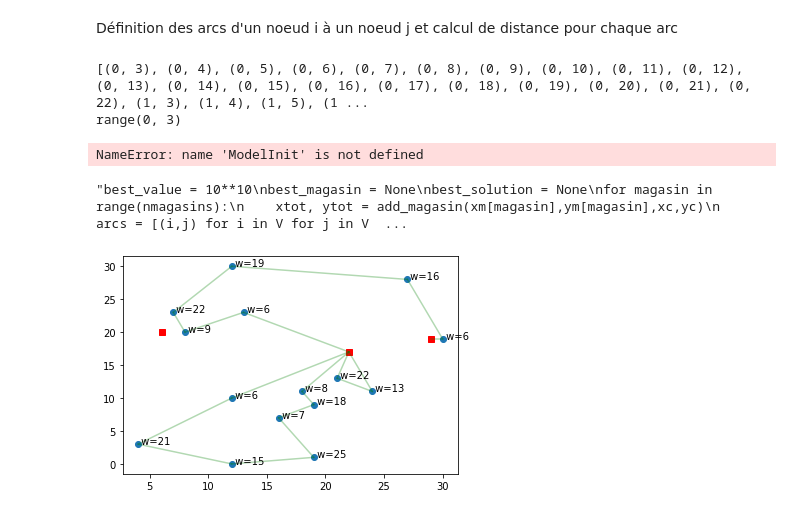
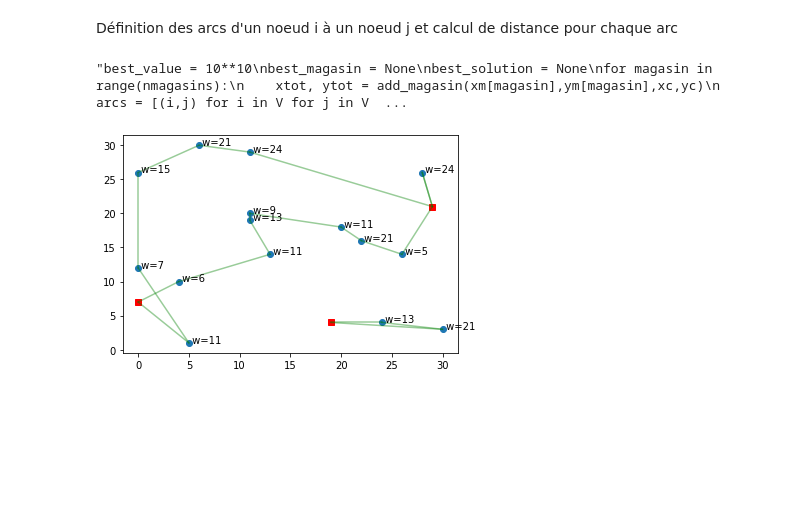
Before and after one commit to MaximeGloesener/Opti-CVRP, a Jupyter notebook: cvrp.ipynb, the cells around one changed output. Cells and saved outputs as stored; diff of their text form; code cells hidden in the pictures; blank space fills up the shorter version.

```diff
--- a/cvrp.ipynb
+++ b/cvrp.ipynb
@@ -6,8 +6,8 @@ from docplex.mp.model import Model
 # %% [markdown]
 Définition des paramètres
 # %%
-capacité = 100 # capacité de la camionnette du marchand de poisson
-nclients = 20 # nombre de clients
+capacité = 80 # capacité de la camionnette du marchand de poisson
+nclients = 15 # nombre de clients
 nmagasins = 3 # nombre d'emplacements possibles pour les dépôts
 lbdemande = 5 # borne inférieure pour la quantité demandée par les clients
 ubdemande = 25 # borne supérieure pour la quantité demandée par les clients
@@ -70,7 +68,7 @@ best_magasin = None
 best_solution = None
 
 # coordonnées x et y des clients et magasins
-xtot, ytot = xclients + xmagasins, yclients + ymagasins
+xtot, ytot = xmagasins + xclients, ymagasins + yclients
 
 # initialisation des arcs du graphe -> on veut éviter d'avoir un arc d'un noeud vers lui même (i != j) et d'un dépôt vers un autre dépôt
 arcs = [(i,j) for i in V for j in V if (i not in range(nmagasins) or j not in range(nmagasins) and i != j)]
@@ -78,14 +76,10 @@ arcs = [(i,j) for i in V for j in V if (i not in range(nmagasins) or j not in ra
 # calcul des distances entre les clients et les magasins -> pour chaque arc, on obtient une distance euclidienne
 dists = {(i,j): np.hypot(xtot[i]-xtot[j],ytot[i]-ytot[j]) for i,j in arcs}
 
-model2 = ModelInit(arcs, capacité, demandes, dists, N, nmagasins)
-solution2 = solver(model2)
-value = solution2.objective_value
+model = ModelInit(arcs, capacité, demandes, dists, N, nmagasins)
+solution = solver(model)
+value = solution.objective_value
 print(f'La plus petite distance à parcourir est {value}')
-# %% [output]
-[(0, 3), (0, 4), (0, 5), (0, 6), (0, 7), (0, 8), (0, 9), (0, 10), (0, 11), (0, 12), (0, 13), (0, 14), (0, 15), (0, 16), (0, 17), (0, 18), (0, 19), (0, 20), (0, 21), (0, 22), (1, 3), (1, 4), (1, 5), (1 ...
-range(0, 3)
-NameError: name 'ModelInit' is not defined
 # %%
 """best_value = 10**10
 best_magasin = None
@@ -106,21 +100,26 @@ print(f'Le numéro du meilleur emplacement pour le magasin est {best_magasin}')"
 # %% [output]
 "best_value = 10**10\nbest_magasin = None\nbest_solution = None\nfor magasin in range(nmagasins):\n    xtot, ytot = add_magasin(xm[magasin],ym[magasin],xc,yc)\n    arcs = [(i,j) for i in V for j in V  ...
 # %%
+# identification des arcs actifs pour l'affichage
 arcs_actifs = []
-for val in (model2.iter_binary_vars()):
+for val in (model.iter_binary_vars()):
     if val.solution_value > 0.95:
         v = val.name.split('_')
-        arcs_actifs.append((int(v[1]),int(v[2])))
+        arcs_actifs.append((int(v[1]), int(v[2])))
 # %%
 fig, ax = plt.subplots()
-ax.scatter(xc[nmagasins:],yc[nmagasins:]) # affichage des clients
+# affichage des clients
+ax.scatter(xclients, yclients)
 for i in N:
-    plt.annotate(f' w={demandes[i]}', (xc[i], yc[i]))
+    plt.annotate(f' w={demandes[i]}', (xtot[i], ytot[i]))
+
+# affichage des magasins
 for i in range(nmagasins):
-    xc[i],yc[i] = xm[i],ym[i]
-    plt.plot(xm[i],ym[i], c='r', marker='s') # affichage des magasins
+    plt.plot(xmagasins[i],ymagasins[i], c='r', marker='s') # affichage des magasins
+
+# affichage des arcs actifs
 for i,j in arcs_actifs:
-     plt.plot([xc[i], xc[j]], [yc[i], yc[j]], c='g', alpha=0.3)
+    plt.plot([xtot[i], xtot[j]], [ytot[i], ytot[j]], c='g', alpha=0.4)
 plt.show()
 # %% [output]
-[figure, old version]
+[figure, new version]
```
Also changed, not shown: parts of 2 cells of this notebook.
